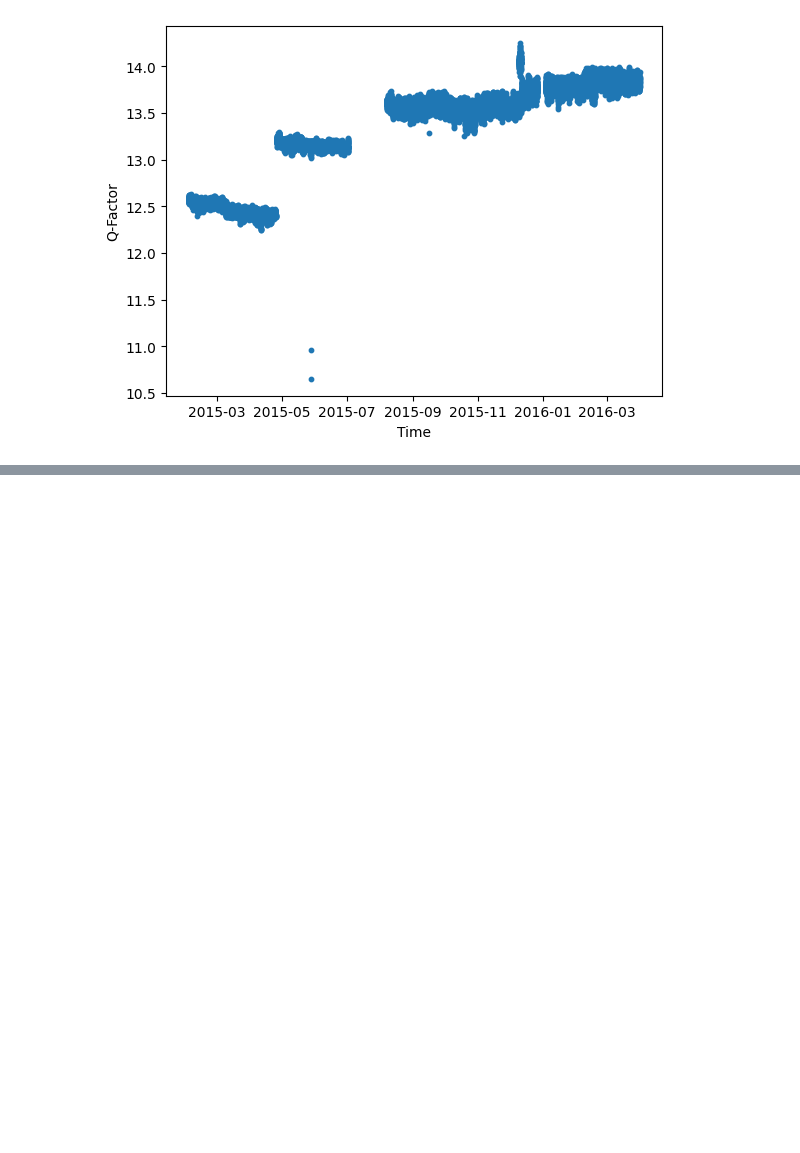
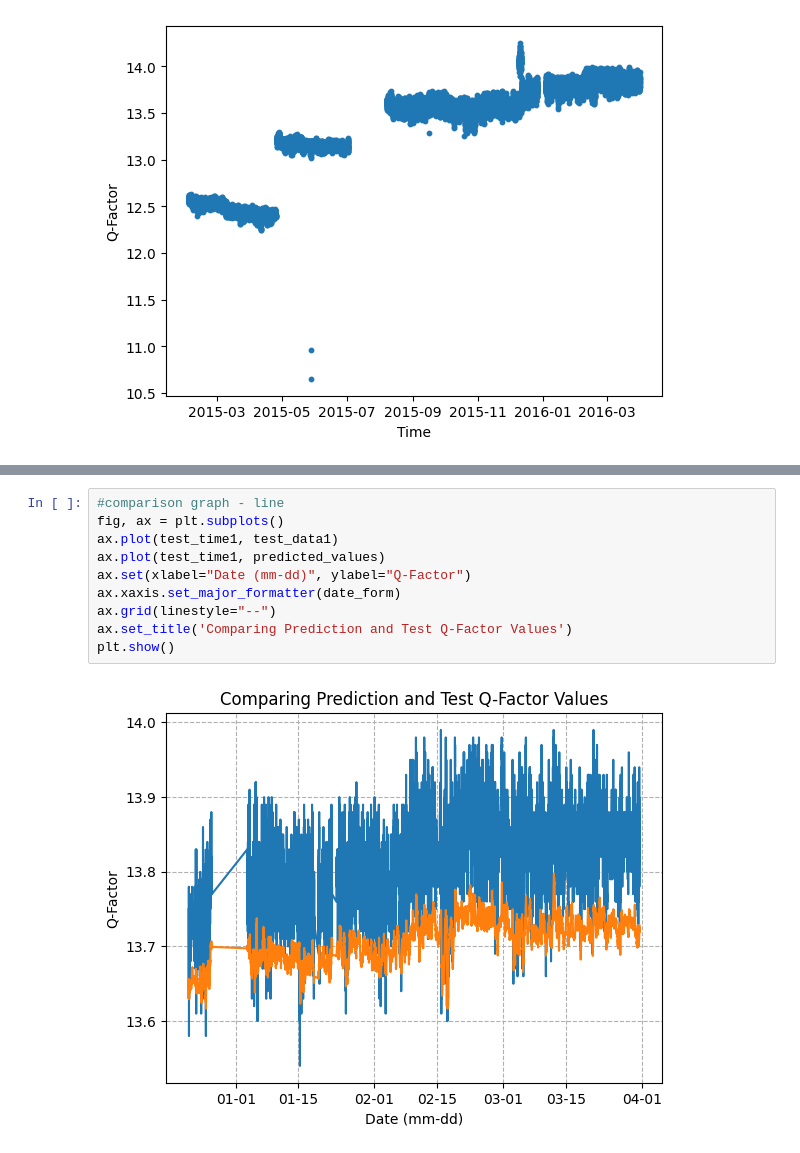
Before and after one commit to adelaidefrieze98/FinalYearProject, a Jupyter notebook: modelTrainingActual.ipynb, the cells around one changed output, grey strips where cells are left out. Saved outputs shown, nothing was run; the diff lists cells and outputs as text; blank space fills up the shorter version.

```diff
--- a/modelTrainingActual.ipynb
+++ b/modelTrainingActual.ipynb
@@ -220,0 +210,12 @@ plt.show()
+# %%
+#comparison graph - line
+fig, ax = plt.subplots()
+ax.plot(test_time1, test_data1)
+ax.plot(test_time1, predicted_values)
+ax.set(xlabel="Date (mm-dd)", ylabel="Q-Factor")
+ax.xaxis.set_major_formatter(date_form)
+ax.grid(linestyle="--")
+ax.set_title('Comparing Prediction and Test Q-Factor Values')
+plt.show()
+# %% [output]
+[figure, added]
```
Also changed, not shown: parts of 17 cells of this notebook, 6 other files.
